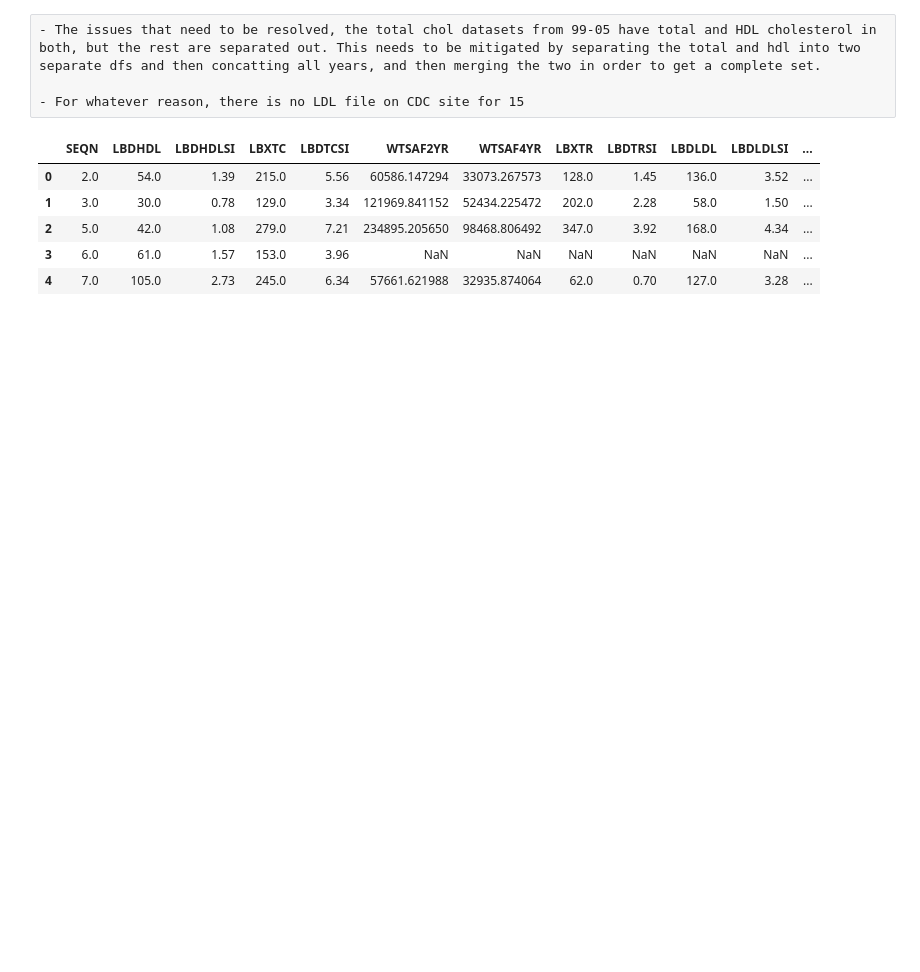
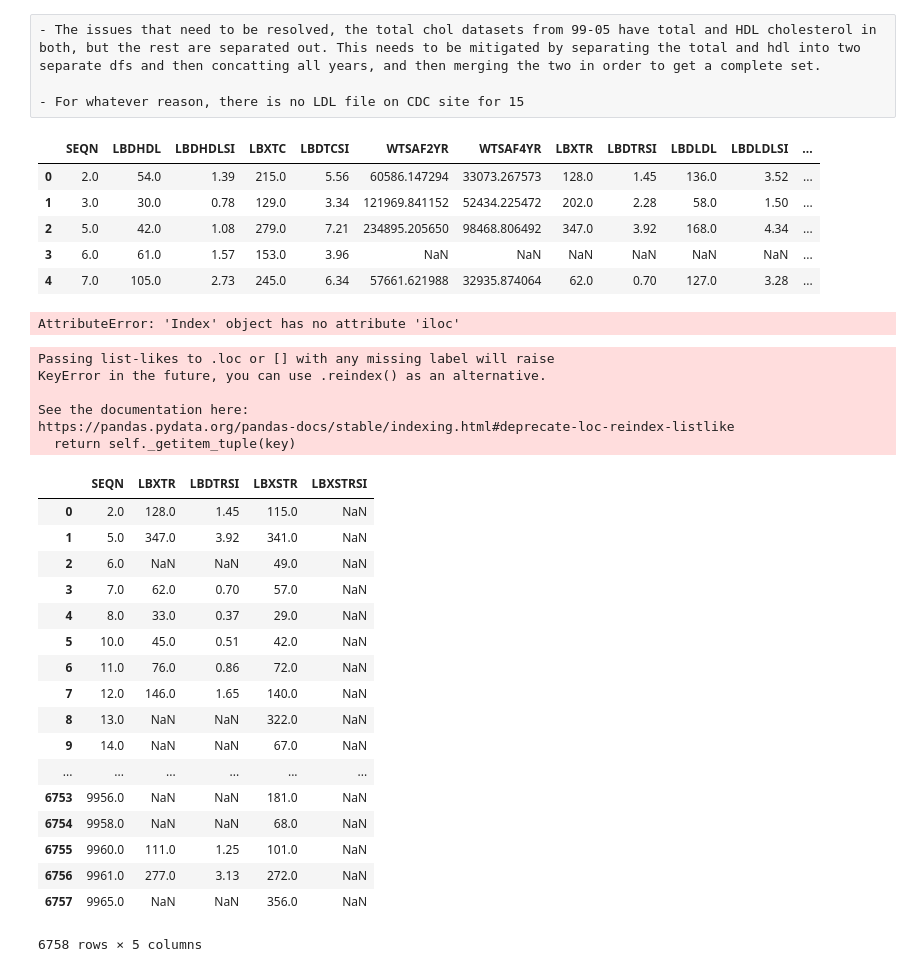
Before and after one commit to nahata5/nhanes-download, a Jupyter notebook: NHANES Downloader.ipynb, the cells around one changed output. Saved outputs shown, nothing was run; the diff lists cells and outputs as text; code cells hidden in the pictures; blank space fills up the shorter version.

```diff
--- a/NHANES Downloader.ipynb
+++ b/NHANES Downloader.ipynb
@@ -334,0 +373,50 @@ cbc_complete_df = pd.concat([cbc_99, cbc_01, cbc_03, cbc_05,
+# %%
+# Biochemistry metobolic panel
+cmp_99 = pd.read_sas('laboratory/LAB18.XPT')
+cmp_01 = pd.read_sas('laboratory/L40_B.XPT')
+cmp_03 = pd.read_sas('laboratory/L40_C.XPT')
+cmp_05 = pd.read_sas('laboratory/BIOPRO_D.XPT')
+cmp_07 = pd.read_sas('laboratory/BIOPRO_E.XPT')
+cmp_09 = pd.read_sas('laboratory/BIOPRO_F.XPT')
+cmp_11 = pd.read_sas('laboratory/BIOPRO_G.XPT')
+cmp_13 = pd.read_sas('laboratory/BIOPRO_H.XPT')
+cmp_15 = pd.read_sas('laboratory/BIOPRO_I.XPT')
+# %%
+# Need to remove hormone columns, should be in separate DF
+#For all of biochemistry panel, included is triglycerides, we have separate DF for lipids
+cmp_99 = cmp_99.iloc[:, :-4]
+
+# --TODO --
+# Determine if triglycerides should be included as separate, different column names
+# Correct serum creatine for 99-00  Standard Creatinine (Y) = 1.013*NHANES Creatinine (X) + 0.147 (r = 0.984
+# %% [output]
+AttributeError: 'Index' object has no attribute 'iloc'
+# %%
+lipid_complete_df.merge(cmp_99, on='SEQN').loc[:,['SEQN','LBXTR', 'LBDTRSI','LBXSTR','LBXSTRSI']]
+
+# comparison of these two from the lipid s, shows similar but different values for TGA
+# %% [output]
+Passing list-likes to .loc or [] with any missing label will raise
+KeyError in the future, you can use .reindex() as an alternative.
+
+See the documentation here:
+https://pandas.pydata.org/pandas-docs/stable/indexing.html#deprecate-loc-reindex-listlike
+  return self._getitem_tuple(key)
+|  | SEQN | LBXTR | LBDTRSI | LBXSTR | LBXSTRSI |
+| 0 | 2.0 | 128.0 | 1.45 | 115.0 | NaN |
+| 1 | 5.0 | 347.0 | 3.92 | 341.0 | NaN |
+| 2 | 6.0 | NaN | NaN | 49.0 | NaN |
+| 3 | 7.0 | 62.0 | 0.70 | 57.0 | NaN |
+| 4 | 8.0 | 33.0 | 0.37 | 29.0 | NaN |
+| 5 | 10.0 | 45.0 | 0.51 | 42.0 | NaN |
+| 6 | 11.0 | 76.0 | 0.86 | 72.0 | NaN |
+| 7 | 12.0 | 146.0 | 1.65 | 140.0 | NaN |
+| 8 | 13.0 | NaN | NaN | 322.0 | NaN |
+| 9 | 14.0 | NaN | NaN | 67.0 | NaN |
+| ... | ... | ... | ... | ... | ... |
+| 6753 | 9956.0 | NaN | NaN | 181.0 | NaN |
+| 6754 | 9958.0 | NaN | NaN | 68.0 | NaN |
+| 6755 | 9960.0 | 111.0 | 1.25 | 101.0 | NaN |
+| 6756 | 9961.0 | 277.0 | 3.13 | 272.0 | NaN |
+| 6757 | 9965.0 | NaN | NaN | 356.0 | NaN |
+6758 rows × 5 columns
```
Also changed, not shown: parts of 9 cells of this notebook.
